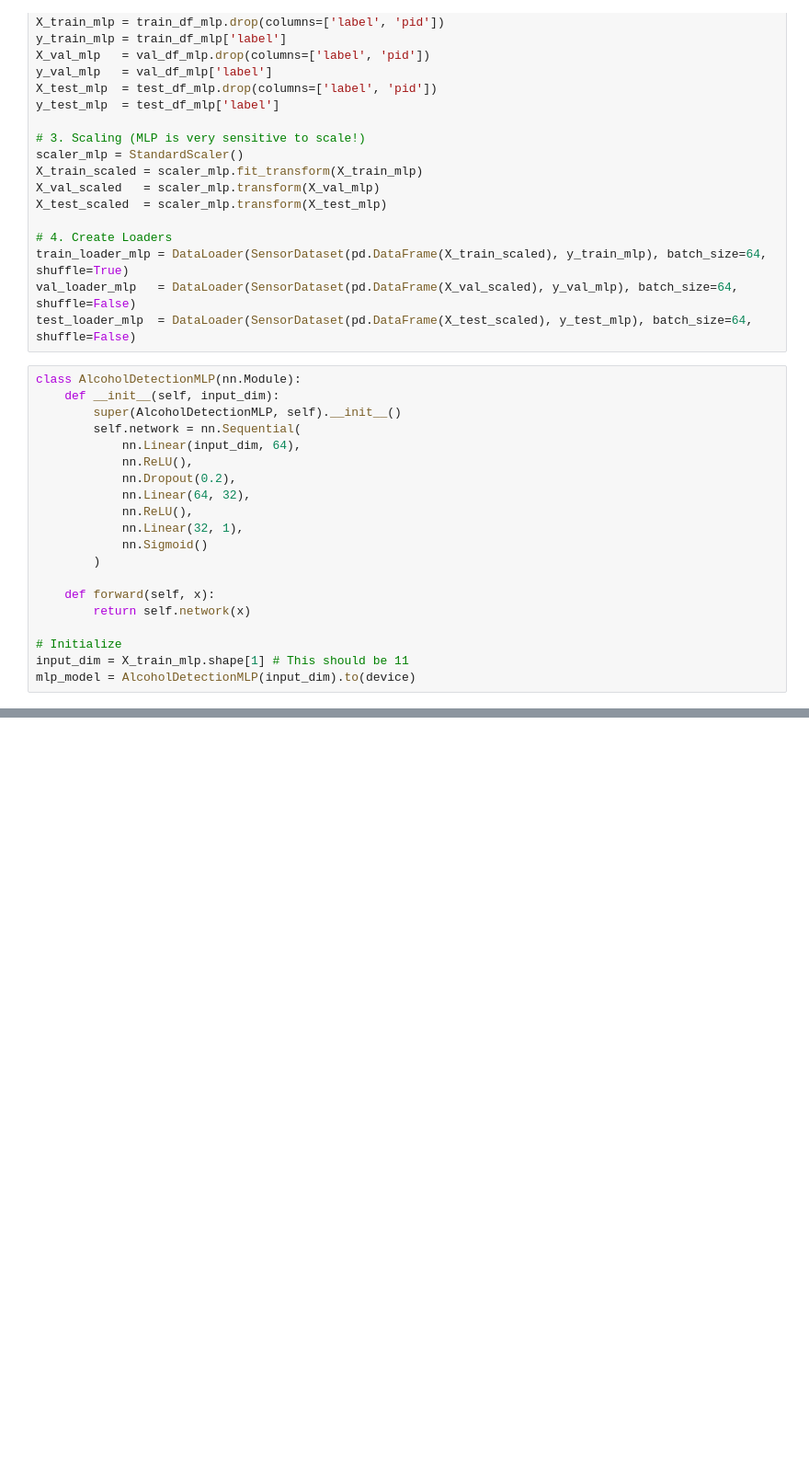
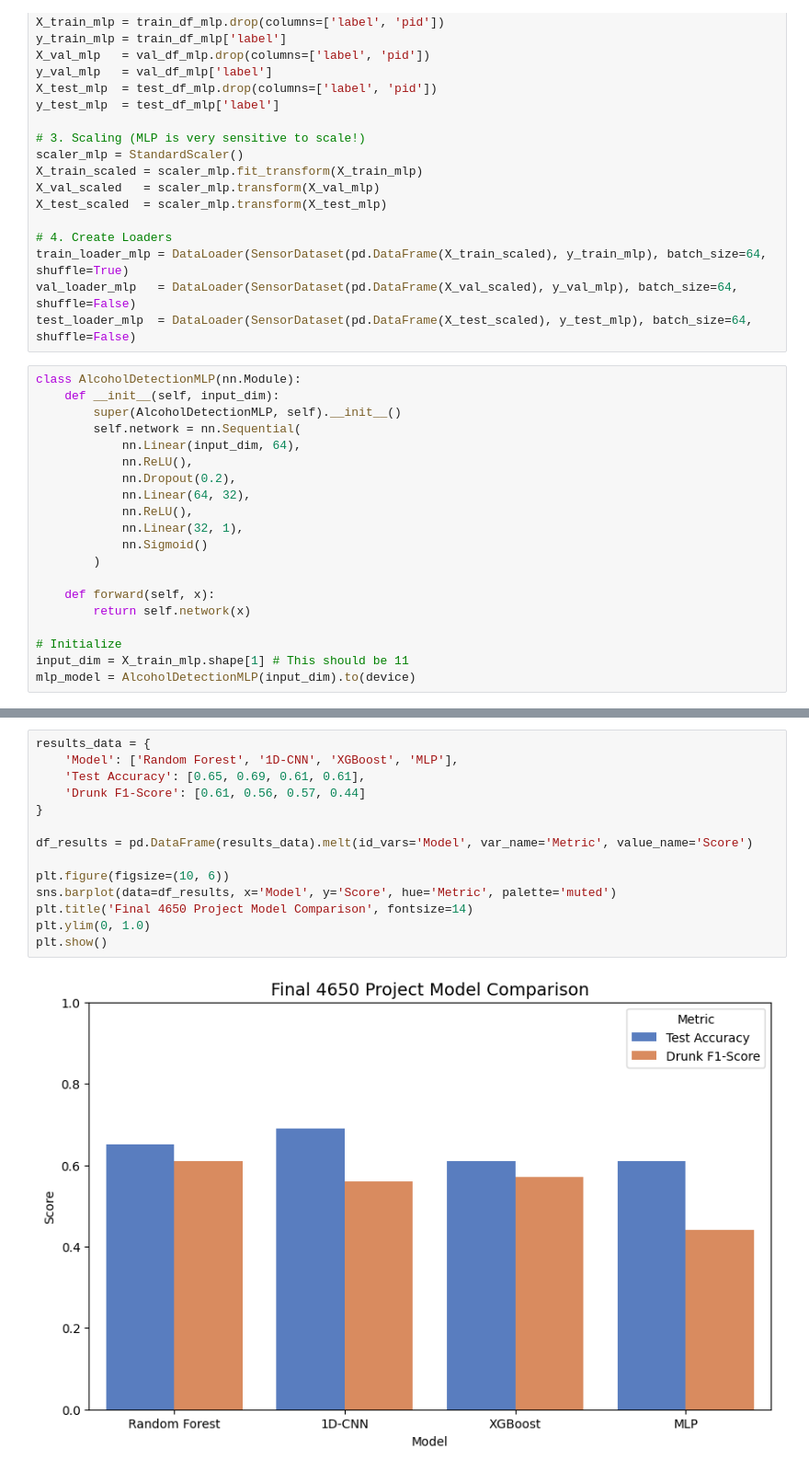
Before and after one commit to Vyrima/MATH4650_SP_2026_FP1_G_01_GRIFFITHS, a Jupyter notebook: files/4650FinalProject.ipynb, the cells around one changed output, grey strips where cells are left out. Shown at 92% size. Drawn from its saved outputs; the diff is of its cells as text; blank space fills up the shorter version.

```diff
--- a/files/4650FinalProject.ipynb
+++ b/files/4650FinalProject.ipynb
@@ -1298,3 +1346,19 @@ weighted avg       0.66      0.65      0.63      8126
+# %%
+results_data = {
+    'Model': ['Random Forest', '1D-CNN', 'XGBoost', 'MLP'],
+    'Test Accuracy': [0.65, 0.69, 0.61, 0.61],
+    'Drunk F1-Score': [0.61, 0.56, 0.57, 0.44]
+}
+
+df_results = pd.DataFrame(results_data).melt(id_vars='Model', var_name='Metric', value_name='Score')
+
+plt.figure(figsize=(10, 6))
+sns.barplot(data=df_results, x='Model', y='Score', hue='Metric', palette='muted')
+plt.title('Final 4650 Project Model Comparison', fontsize=14)
+plt.ylim(0, 1.0)
+plt.show()
+# %% [output]
+[figure, added]
 # %% [markdown]
 ### Model Performance Comparison
 
```
Also changed, not shown: parts of 6 cells of this notebook, 1 other file.
